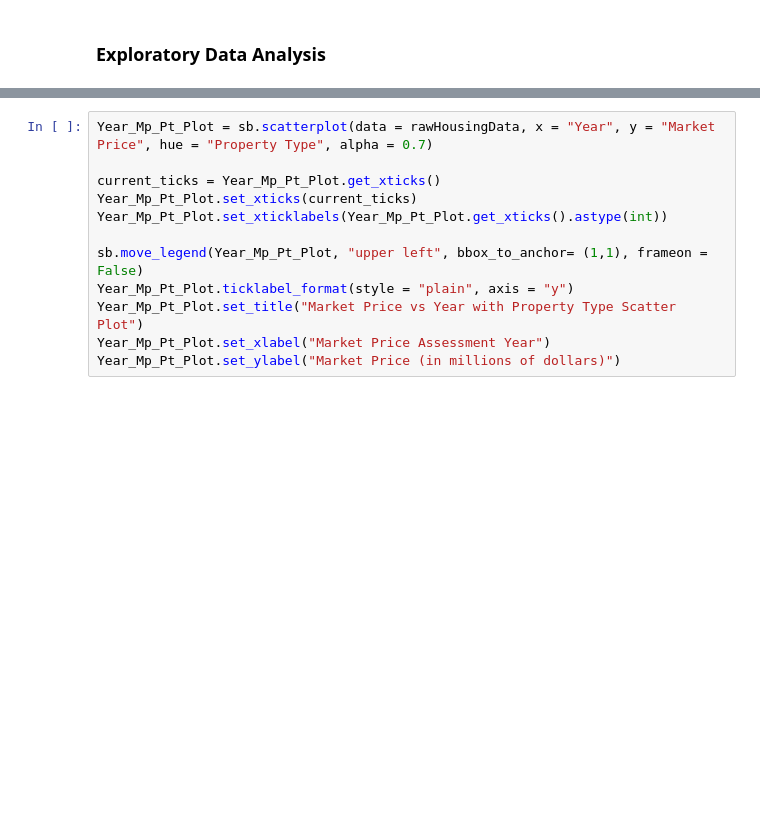
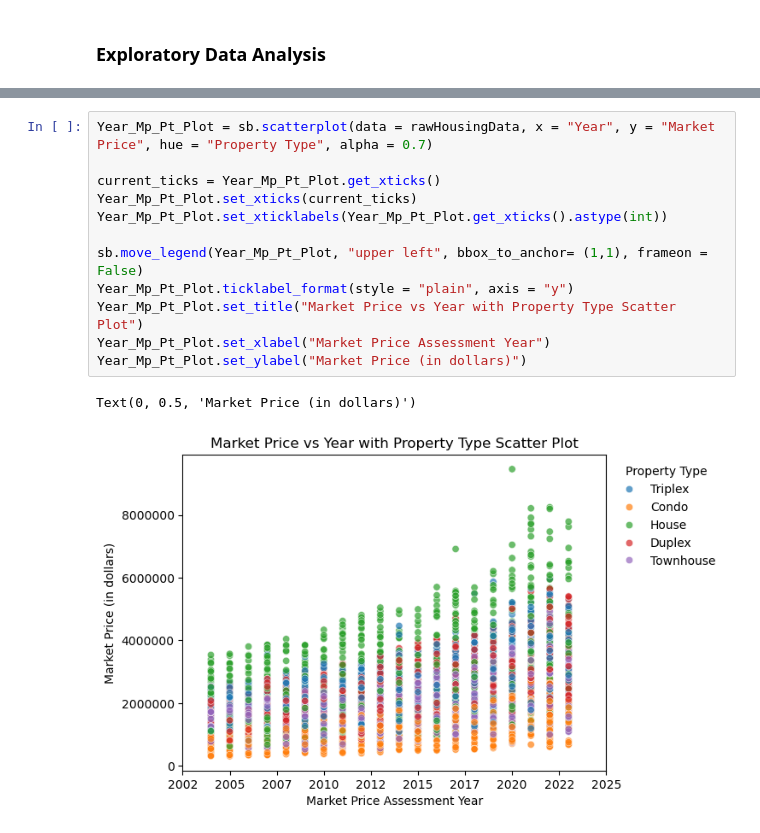
Before and after one commit to wilkmzhou/vancouverHousePricePrediction, a Jupyter notebook: VancouverHousingPrices.ipynb, the cells around one changed output, grey strips where cells are left out. Saved outputs shown, nothing was run; the diff lists cells and outputs as text; blank space fills up the shorter version.

```diff
--- a/VancouverHousingPrices.ipynb
+++ b/VancouverHousingPrices.ipynb
@@ -27,15 +50,18 @@ sb.move_legend(Sq_Mp_Neigh_Plot, "upper left", bbox_to_anchor= (1,1), frameon =
 # %%
 Year_Mp_Pt_Plot = sb.scatterplot(data = rawHousingData, x = "Year", y = "Market Price", hue = "Property Type", alpha = 0.7)
 
 current_ticks = Year_Mp_Pt_Plot.get_xticks()
 Year_Mp_Pt_Plot.set_xticks(current_ticks)
 Year_Mp_Pt_Plot.set_xticklabels(Year_Mp_Pt_Plot.get_xticks().astype(int))
 
 sb.move_legend(Year_Mp_Pt_Plot, "upper left", bbox_to_anchor= (1,1), frameon = False)
 Year_Mp_Pt_Plot.ticklabel_format(style = "plain", axis = "y")
 Year_Mp_Pt_Plot.set_title("Market Price vs Year with Property Type Scatter Plot")
 Year_Mp_Pt_Plot.set_xlabel("Market Price Assessment Year")
-Year_Mp_Pt_Plot.set_ylabel("Market Price (in millions of dollars)")
+Year_Mp_Pt_Plot.set_ylabel("Market Price (in dollars)")
+# %% [output]
+Text(0, 0.5, 'Market Price (in dollars)')
+[figure, added]
 # %%
 rawHousingData["is_Renovated"] = rawHousingData["Renovation Year"].isnull().astype(int)
 rawHousingData["adjusted_house_age"] = 2024 - rawHousingData[["Year Built", "Renovation Year"]].max(axis = 1)
```
Also changed, not shown: parts of 8 cells of this notebook.
